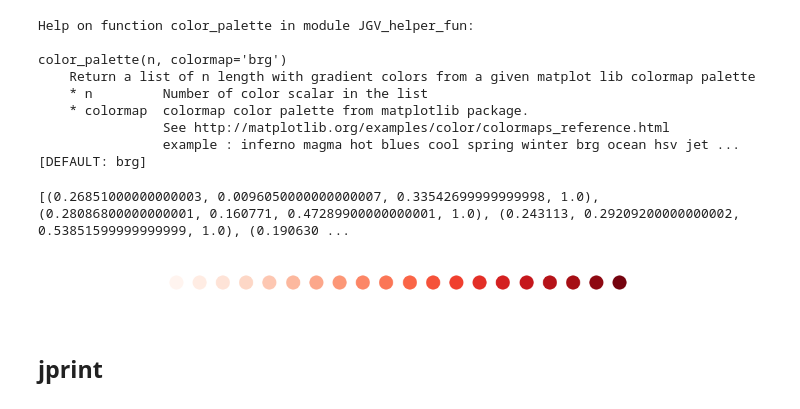
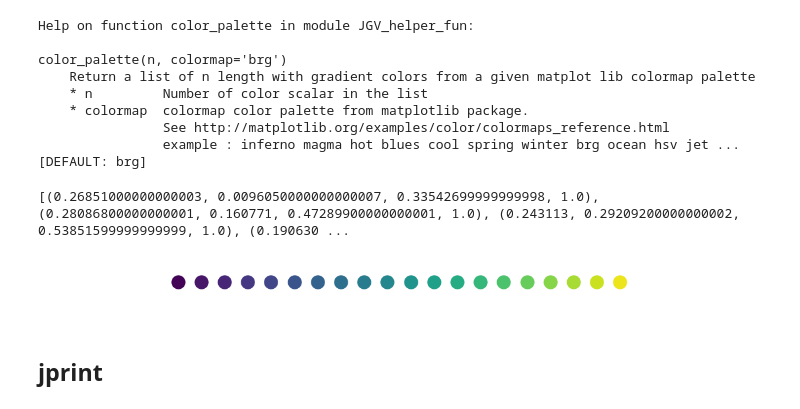
Before and after one commit to a-slide/JupyterGenoViewer, a Jupyter notebook: JGV/JGV_Test_Notebook.ipynb, the cells around one changed output. Cells and saved outputs as stored; diff of their text form; code cells hidden in the pictures.

```diff
--- a/JGV/JGV_Test_Notebook.ipynb
+++ b/JGV/JGV_Test_Notebook.ipynb
@@ -159,13 +159,13 @@ print(c)
 # %% [output]
 [(0.26851000000000003, 0.0096050000000000007, 0.33542699999999998, 1.0), (0.28086800000000001, 0.160771, 0.47289900000000001, 1.0), (0.243113, 0.29209200000000002, 0.53851599999999999, 1.0), (0.190630 ...
 # %%
-c= color_palette (n=20, colormap="Reds")
+c= color_palette (n=20, colormap="viridis")
 pl.figure(figsize=(20,1))
 pl.axis("off")
 for i, color in enumerate(c):
     pl.scatter(i, 1, c=color, linewidths=0, s=500)
 # %% [output]
-[figure, old version]
+[figure, new version]
 # %% [markdown]
 ## jprint
 # %%
```
Also changed, not shown: parts of 22 cells of this notebook, 2 other files.
